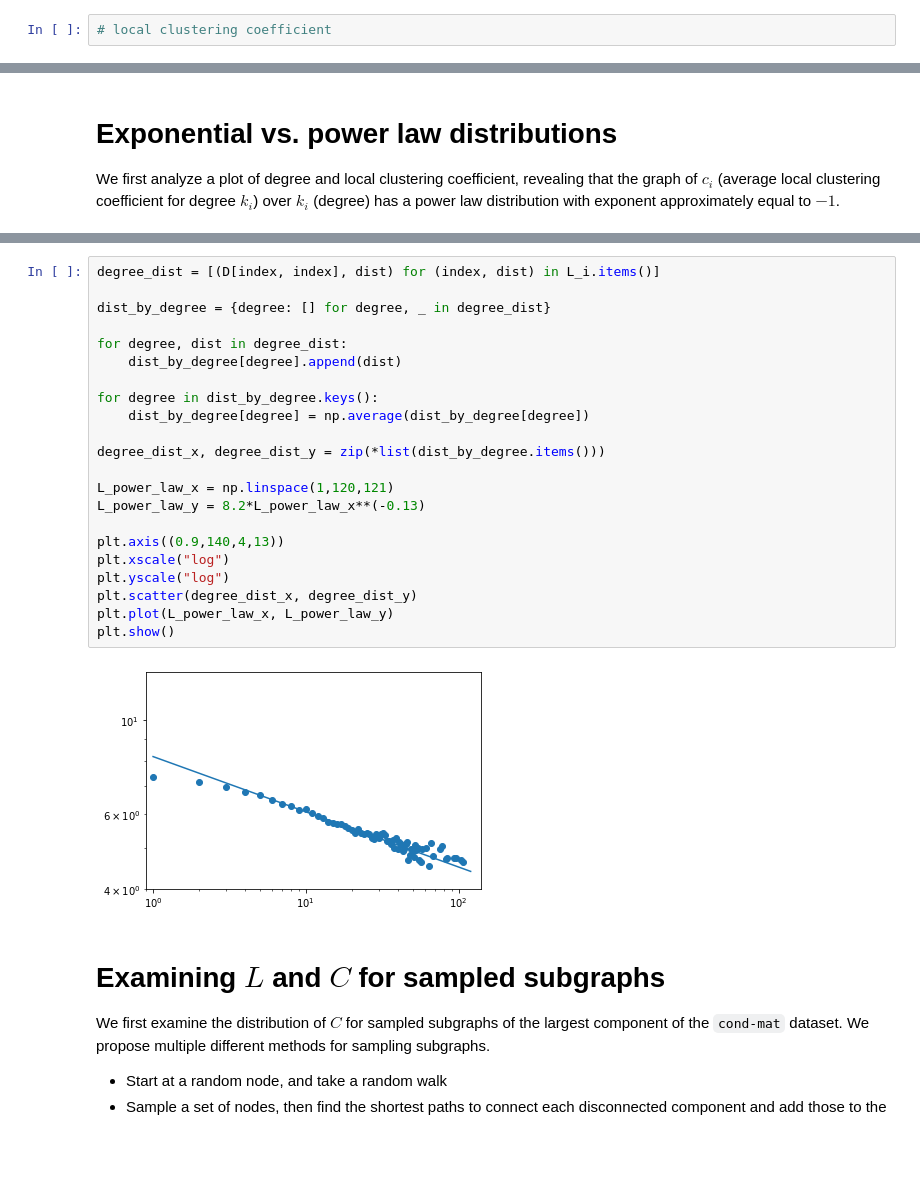
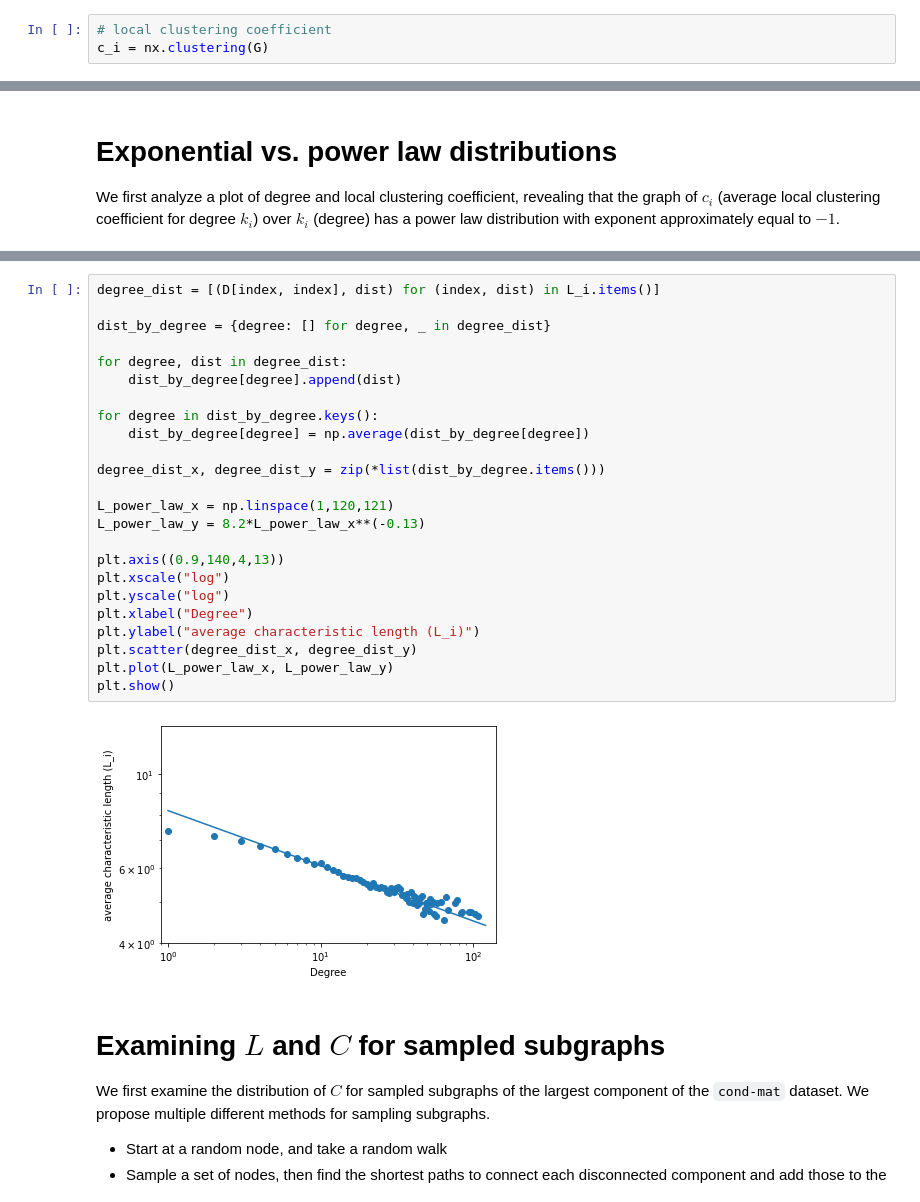
Before and after one commit to bcho04/coauth-approx, a Jupyter notebook: main.ipynb, the cells around one changed output, grey strips where cells are left out. Drawn from its saved outputs; the diff is of its cells as text; blank space fills up the shorter version.

```diff
--- a/main.ipynb
+++ b/main.ipynb
@@ -60,6 +68,7 @@ with open("./coauthorship/coauthorship_cond-mat/average-dist.txt", "r") as dist_
     dist_file.close()
 # %%
 # local clustering coefficient
+c_i = nx.clustering(G)
 # %%
 # Calculate L = (1/N) ∑ L_i, the characteristic path length
 L_avg = np.average(list(L_i.values()))
@@ -126,27 +137,29 @@ plt.show()
 # %%
 degree_dist = [(D[index, index], dist) for (index, dist) in L_i.items()]
 
 dist_by_degree = {degree: [] for degree, _ in degree_dist}
 
 for degree, dist in degree_dist:
     dist_by_degree[degree].append(dist)
 
 for degree in dist_by_degree.keys():
     dist_by_degree[degree] = np.average(dist_by_degree[degree])
 
 degree_dist_x, degree_dist_y = zip(*list(dist_by_degree.items()))
 
 L_power_law_x = np.linspace(1,120,121)
 L_power_law_y = 8.2*L_power_law_x**(-0.13)
 
 plt.axis((0.9,140,4,13))
 plt.xscale("log")
 plt.yscale("log")
+plt.xlabel("Degree")
+plt.ylabel("average characteristic length (L_i)")
 plt.scatter(degree_dist_x, degree_dist_y)
 plt.plot(L_power_law_x, L_power_law_y)
 plt.show()
 # %% [output]
-[figure, old version]
+[figure, new version]
 # %% [markdown]
 # Examining $L$ and $C$ for sampled subgraphs
 
```
Also changed, not shown: parts of 28 cells of this notebook.
